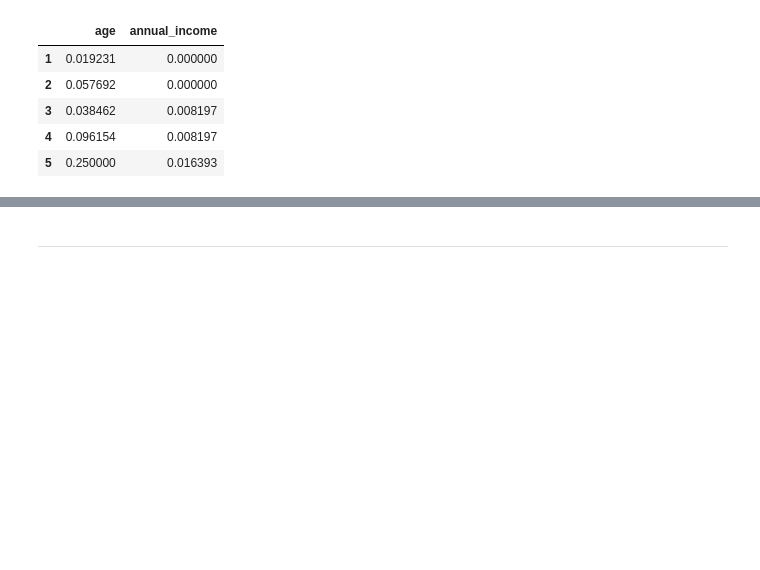
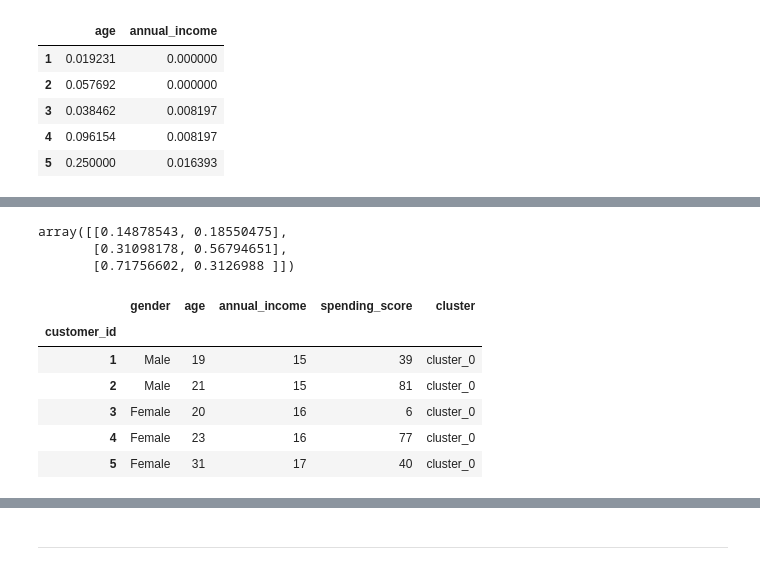
Before and after one commit to natasharivers/Clustering, a Jupyter notebook: modeling.ipynb, the cells around one changed output, grey strips where cells are left out. Saved outputs shown, nothing was run; the diff lists cells and outputs as text; code cells hidden in the pictures; blank space fills up the shorter version.

```diff
--- a/modeling.ipynb
+++ b/modeling.ipynb
@@ -319,0 +320,20 @@ df.sample(15)
+# %%
+#Cluster Centers aka centroids.
+#The output is scaled!! Not original units
+kmeans.cluster_centers_
+# %% [output]
+array([[0.14878543, 0.18550475],
+       [0.31098178, 0.56794651],
+       [0.71756602, 0.3126988 ]])
+# %%
+#change the cluster column to a string to plot it better
+df['cluster'] = 'cluster_' + df.cluster.astype(str)
+df.head()
+# %% [output]
+|  | gender | age | annual_income | spending_score | cluster |
+| customer_id |  |  |  |  |  |
+| 1 | Male | 19 | 15 | 39 | cluster_0 |
+| 2 | Male | 21 | 15 | 81 | cluster_0 |
+| 3 | Female | 20 | 16 | 6 | cluster_0 |
+| 4 | Female | 23 | 16 | 77 | cluster_0 |
+| 5 | Female | 31 | 17 | 40 | cluster_0 |
```
Also changed, not shown: parts of 18 cells of this notebook.
